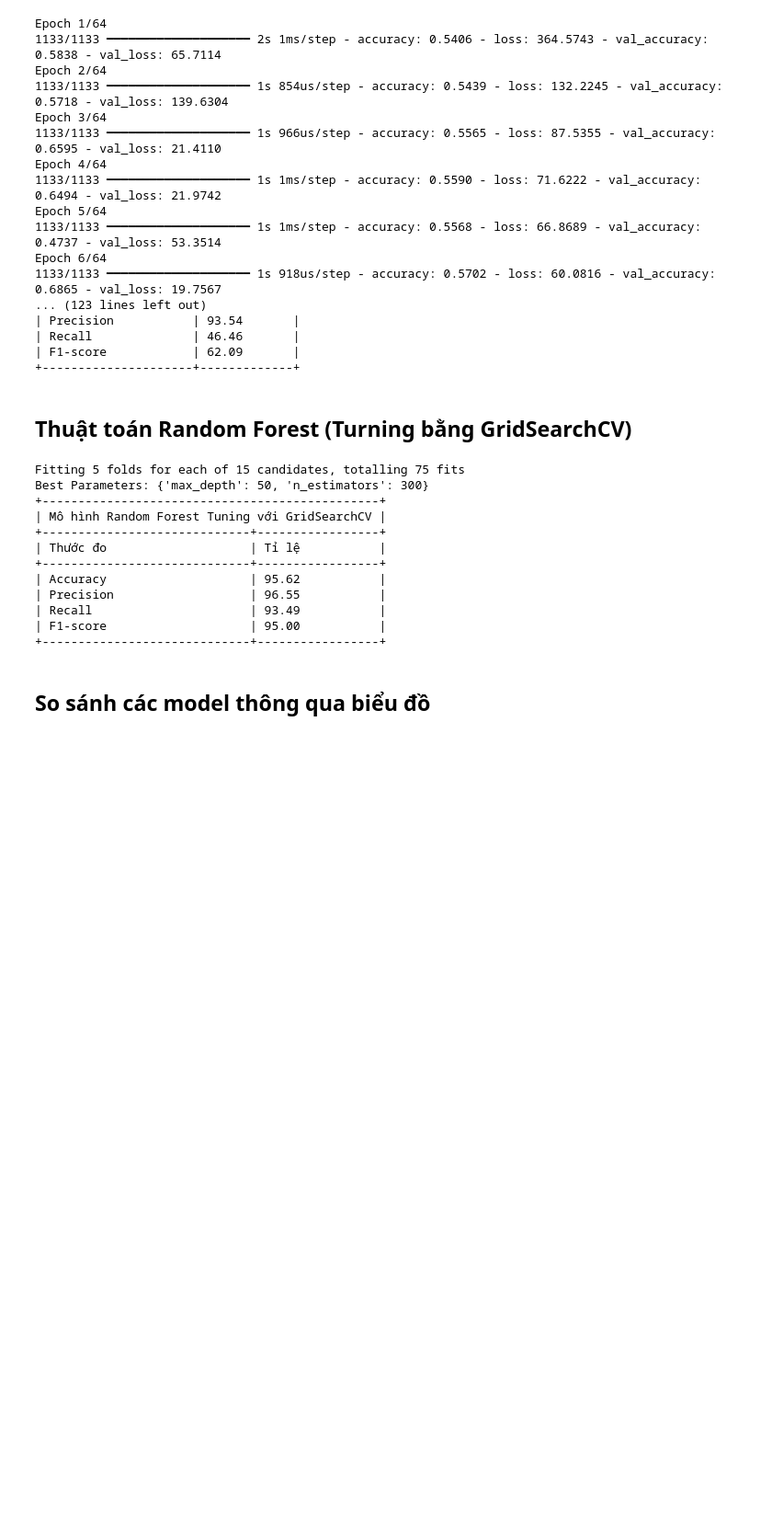
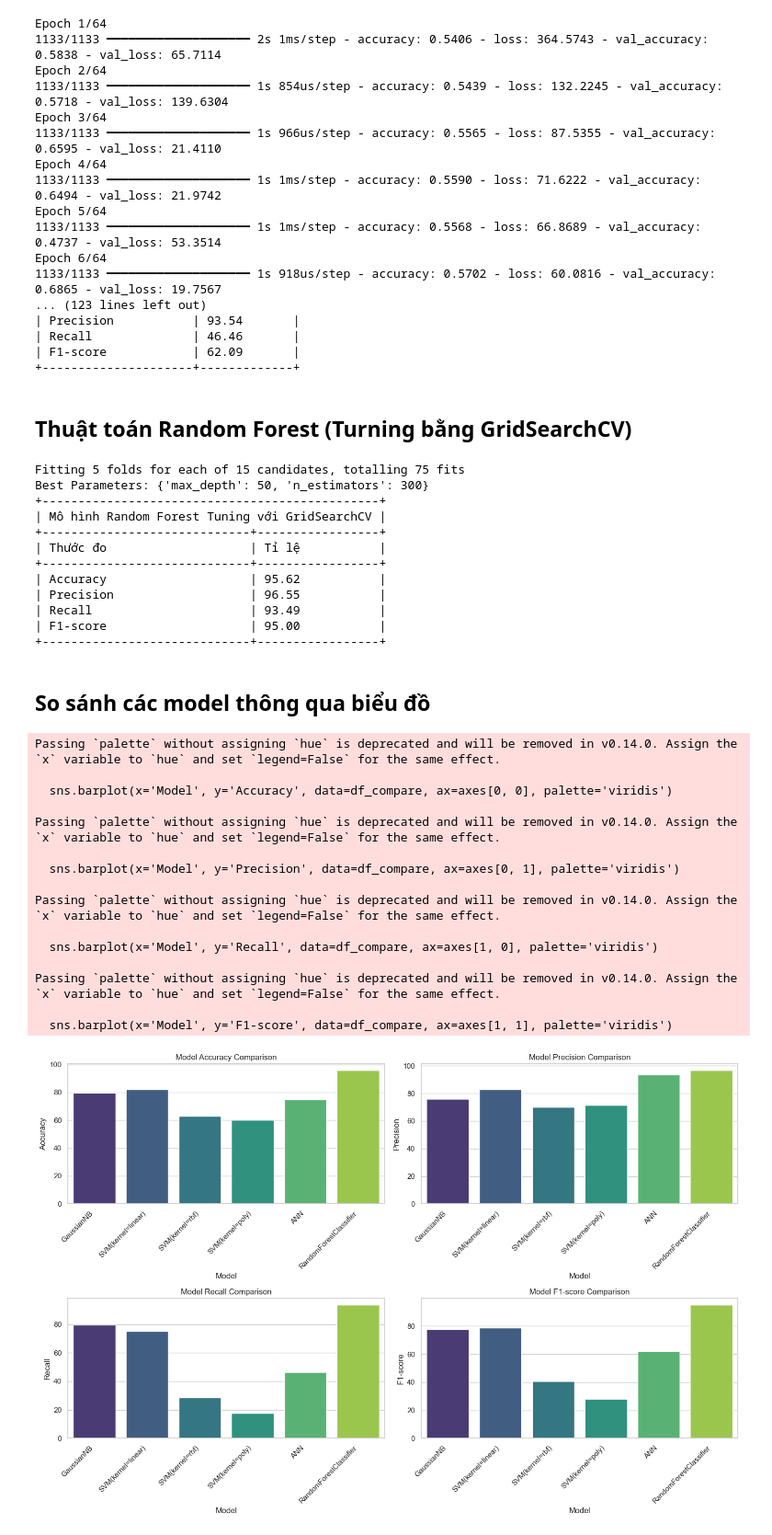
Before and after one commit to dungpham-programming/Airline-Satisfaction, a Jupyter notebook: customer-satisfaction.ipynb, the cells around one changed output. Shown: that part at 92% size. Drawn from its saved outputs; the diff is of its cells as text; code cells hidden in the pictures; blank space fills up the shorter version.

Commit message:
Hoàn thiện so sánh model bằng biểu đồ. Hoàn thành báo cáo

```diff
--- a/customer-satisfaction.ipynb
+++ b/customer-satisfaction.ipynb
@@ -413,9 +413,65 @@ Best Parameters: {'max_depth': 50, 'n_estimators': 300}
 ## So sánh các model thông qua biểu đồ
 # %%
 data = {
-    'Model': ['GaussianNB, SVM(kernel=linear), SVM(kernel=rbf), SVM(kernel=poly), ANN, RandomForestClassifier'],
+    'Model': ['GaussianNB', 'SVM(kernel=linear)', 'SVM(kernel=rbf)', 'SVM(kernel=poly)', 'ANN', 'RandomForestClassifier'],
     'Accuracy': [79.59, 81.96, 62.75, 60.10, 74.74, 95.62],
     'Precision': [75.76, 82.81, 69.87, 71.23, 93.54, 96.55],
     'Recall': [79.61, 75.05, 28.68, 17.40, 46.46, 93.49],
     'F1-score': [77.64, 78.74, 40.66, 27.96, 62.09, 95.00]
 }
+
+df_compare = pd.DataFrame(data)
+
+sns.set(style="whitegrid")
+
+fig, axes = plt.subplots(2, 2, figsize=(15, 10))
+
+# Biểu đồ Accuracy
+sns.barplot(x='Model', y='Accuracy', data=df_compare, ax=axes[0, 0], palette='viridis')
+axes[0, 0].set_title('Model Accuracy Comparison')
+axes[0, 0].set_xticklabels(axes[0, 0].get_xticklabels(), rotation=45, ha='right')
+
+# Biểu đồ Precision
+sns.barplot(x='Model', y='Precision', data=df_compare, ax=axes[0, 1], palette='viridis')
+axes[0, 1].set_title('Model Precision Comparison')
+axes[0, 1].set_xticklabels(axes[0, 1].get_xticklabels(), rotation=45, ha='right')
+
+# Biểu đồ Recall
+sns.barplot(x='Model', y='Recall', data=df_compare, ax=axes[1, 0], palette='viridis')
+axes[1, 0].set_title('Model Recall Comparison')
+axes[1, 0].set_xticklabels(axes[1, 0].get_xticklabels(), rotation=45, ha='right')
+
+# Biểu đồ F1-score
+sns.barplot(x='Model', y='F1-score', data=df_compare, ax=axes[1, 1], palette='viridis')
+axes[1, 1].set_title('Model F1-score Comparison')
+axes[1, 1].set_xticklabels(axes[1, 1].get_xticklabels(), rotation=45, ha='right')
+
+plt.tight_layout()
+plt.show()
+
+# Vẽ biểu đồ tổng hợp so sánh tất cả các chỉ số của các mô hình
+df_compare_melted = df_compare.melt(id_vars=['Model'], var_name='Metric', value_name='Score')
+
+plt.figure(figsize=(12, 8))
+sns.barplot(x='Model', y='Score', hue='Metric', data=df_compare_melted, palette='viridis')
+plt.title('Comparison of Model Metrics')
+plt.xticks(rotation=45, ha='right')
+plt.legend(loc='upper right')
+plt.show()
+# %% [output]
+Passing `palette` without assigning `hue` is deprecated and will be removed in v0.14.0. Assign the `x` variable to `hue` and set `legend=False` for the same effect.
+
+  sns.barplot(x='Model', y='Accuracy', data=df_compare, ax=axes[0, 0], palette='viridis')
+
+Passing `palette` without assigning `hue` is deprecated and will be removed in v0.14.0. Assign the `x` variable to `hue` and set `legend=False` for the same effect.
+
+  sns.barplot(x='Model', y='Precision', data=df_compare, ax=axes[0, 1], palette='viridis')
+
+Passing `palette` without assigning `hue` is deprecated and will be removed in v0.14.0. Assign the `x` variable to `hue` and set `legend=False` for the same effect.
+
+  sns.barplot(x='Model', y='Recall', data=df_compare, ax=axes[1, 0], palette='viridis')
+
+Passing `palette` without assigning `hue` is deprecated and will be removed in v0.14.0. Assign the `x` variable to `hue` and set `legend=False` for the same effect.
+
+  sns.barplot(x='Model', y='F1-score', data=df_compare, ax=axes[1, 1], palette='viridis')
+[figure, added]
```
Also changed, not shown: parts of 1 cell of this notebook.
